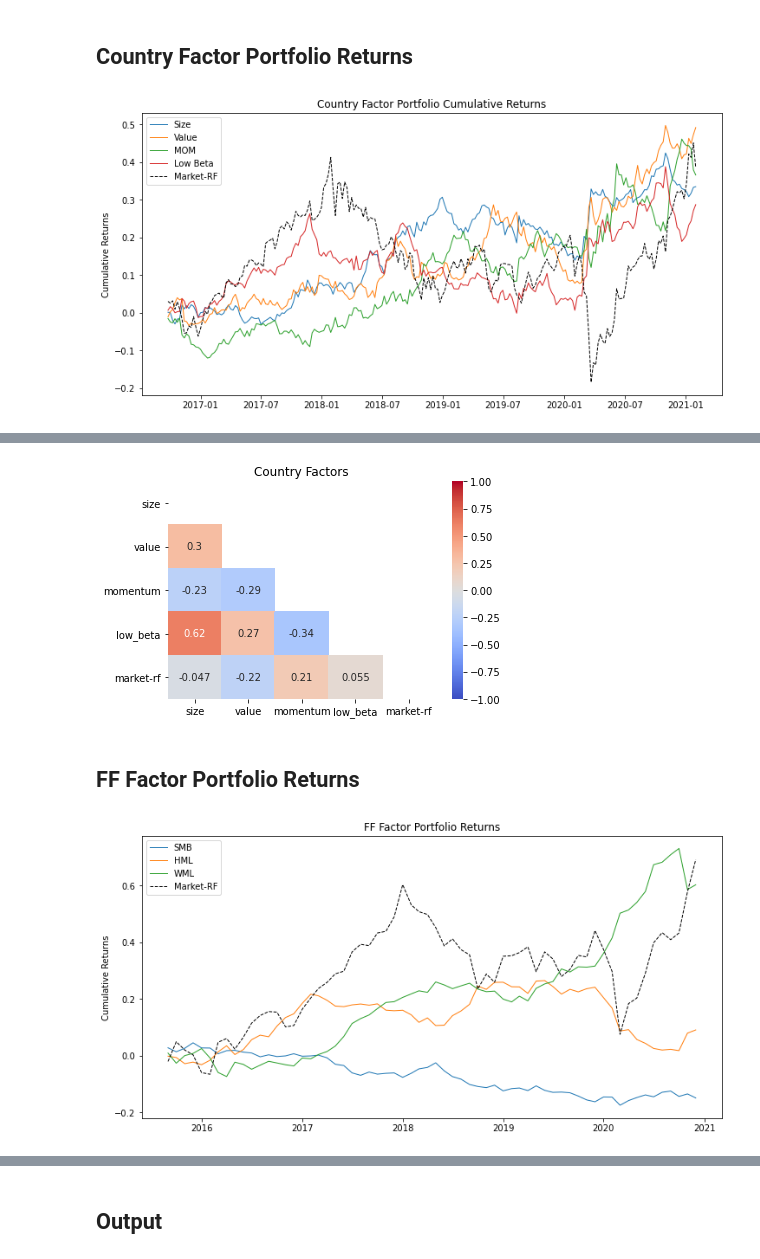
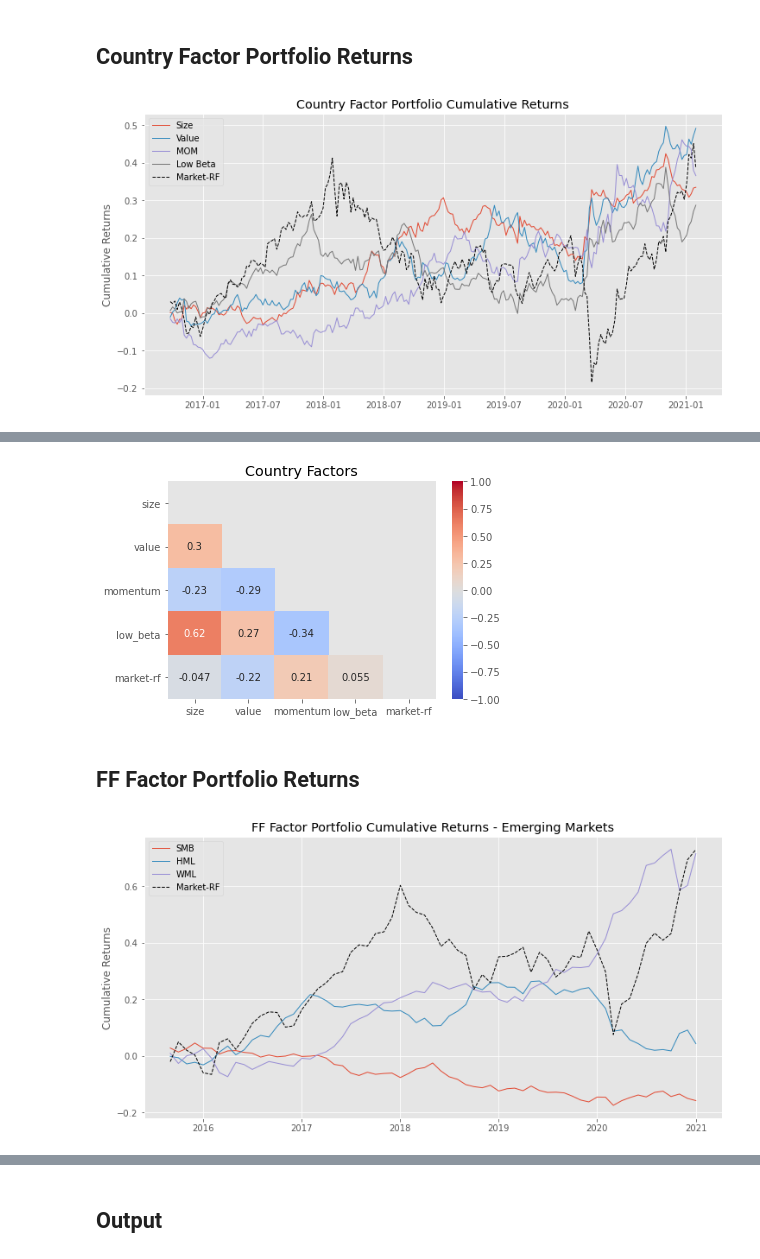
Before and after one commit to wingwingz/AFP, a Jupyter notebook: PortfolioConstruction/country_factor_portfolios.ipynb, the cells around one changed output, grey strips where cells are left out. Drawn from its saved outputs; the diff is of its cells as text; code cells hidden in the pictures.

Commit message:
Country Factor Portfolios Final Changes

```diff
--- a/PortfolioConstruction/country_factor_portfolios.ipynb
+++ b/PortfolioConstruction/country_factor_portfolios.ipynb
@@ -14,6 +14,8 @@ import statsmodels.api as sm
 from statsmodels.regression.rolling import RollingOLS
 from dateutil.relativedelta import relativedelta
 import datetime
+
+matplotlib.style.use('ggplot')
 # %%
 from PortfolioConstruction.factor import construct_factor, calc_momentum_ret, calc_beta_ret
 from PortfolioConstruction.performance import calc_performance, calc_cum_returns, plot_corr, plot_perf
@@ -184,13 +191,13 @@ low_beta_ret, low_beta_port = construct_factor(beta_df, equity_rets_w, ascending
 # Convert to weekly
 new_df_w = pd.DataFrame(index=market_rets_w.index)
 ff6_rf = merge_by_year_month(new_df_w).merge(merge_by_year_month(ff6_rf), on=['year', 'month'])
-ff6_rf.index = pd.date_range('2015-09-27', '2021-01', freq='W')
+ff6_rf.index = pd.date_range('2015-09-27', '2021-02', freq='W')
 del ff6_rf['year']
 del ff6_rf['month']
 
-jan2021 = pd.DataFrame(index=new_df_w.index[-5:])
-jan2021['RF'] = ff6_rf['RF'].iloc[-1]
-ff6_rf = ff6_rf.append(jan2021)
+#jan2021 = pd.DataFrame(index=new_df_w.index[-5:])
+#jan2021['RF'] = ff6_rf['RF'].iloc[-1]
+#ff6_rf = ff6_rf.append(jan2021)
 market_rets_w['EEM ETF-RF'] = market_rets_w['EEM ETF'] - ff6_rf['RF']
 # %%
 # Create a single df of all returns
@@ -213,7 +220,7 @@ plot_perf(perf=[all_port_cum_ret_df[x] for x in list(all_port_cum_ret_df.columns
           perf_bm=all_port_cum_ret_df['market-rf_cum_ret'], label=['Size', 'Value', 'MOM', 'Low Beta'], \
           title='Country Factor Portfolio Cumulative Returns')
 # %% [output]
-[figure, old version]
+[figure, new version]
 # %%
 all_perf = []
 for col in all_port_rets.columns:
@@ -235,20 +242,20 @@ perf_df
 corr_country_df = plot_corr(all_port_rets, 'Country Factors')
 corr_country_df
 # %% [output]
-[figure, old version]
+[figure, new version]
 # %% [markdown]
 ## FF Factor Portfolio Returns
 # %%
 first_date = all_port_cum_ret_df.index[0]
 ff6_ = ff6[ff6.index>=first_date]
 all_ff_cum_ret_df = calc_cum_returns(ff6)
 
 # Plot cumulative returns
 plot_perf(perf=[all_ff_cum_ret_df[x] for x in list(all_ff_cum_ret_df.columns.values)[:-1]], \
           perf_bm=all_ff_cum_ret_df['Mkt-RF_cum_ret'], label=list(ff6.columns.values)[:-1], \
-          title='FF Factor Portfolio Returns')
+          title='FF Factor Portfolio Cumulative Returns - Emerging Markets')
 # %% [output]
-[figure, old version]
+[figure, new version]
 # %%
 all_perf_ff = []
 for col in ff6_.columns:
```
Also changed, not shown: parts of 5 cells of this notebook, 1 other file.
